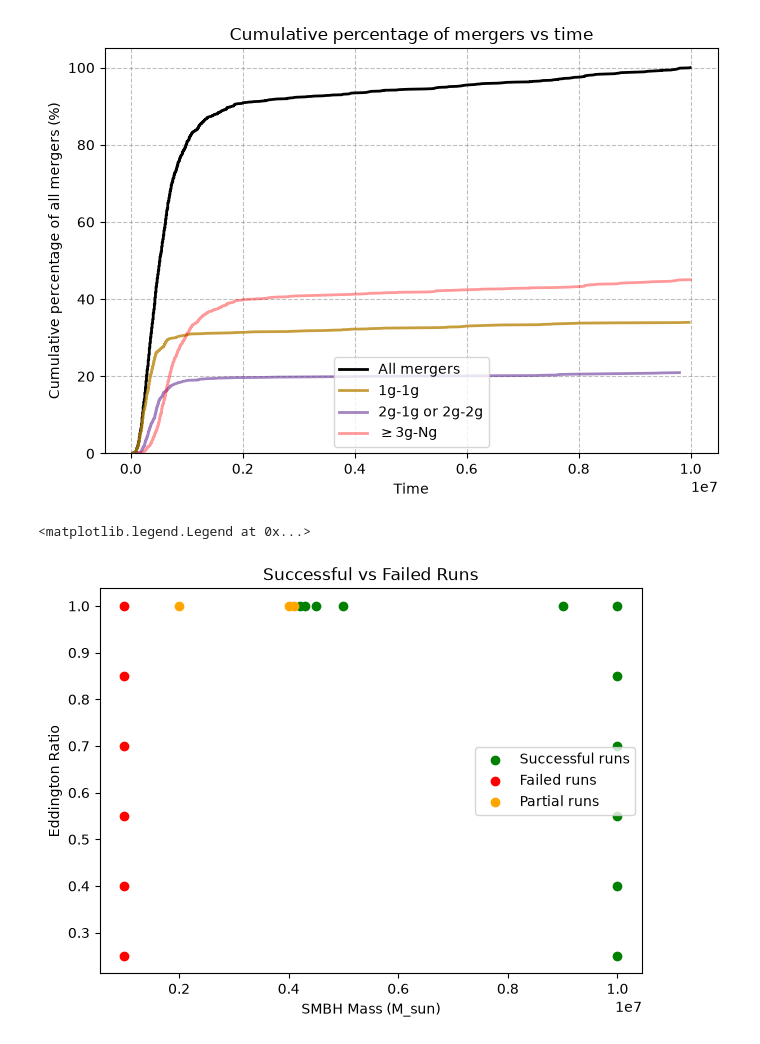
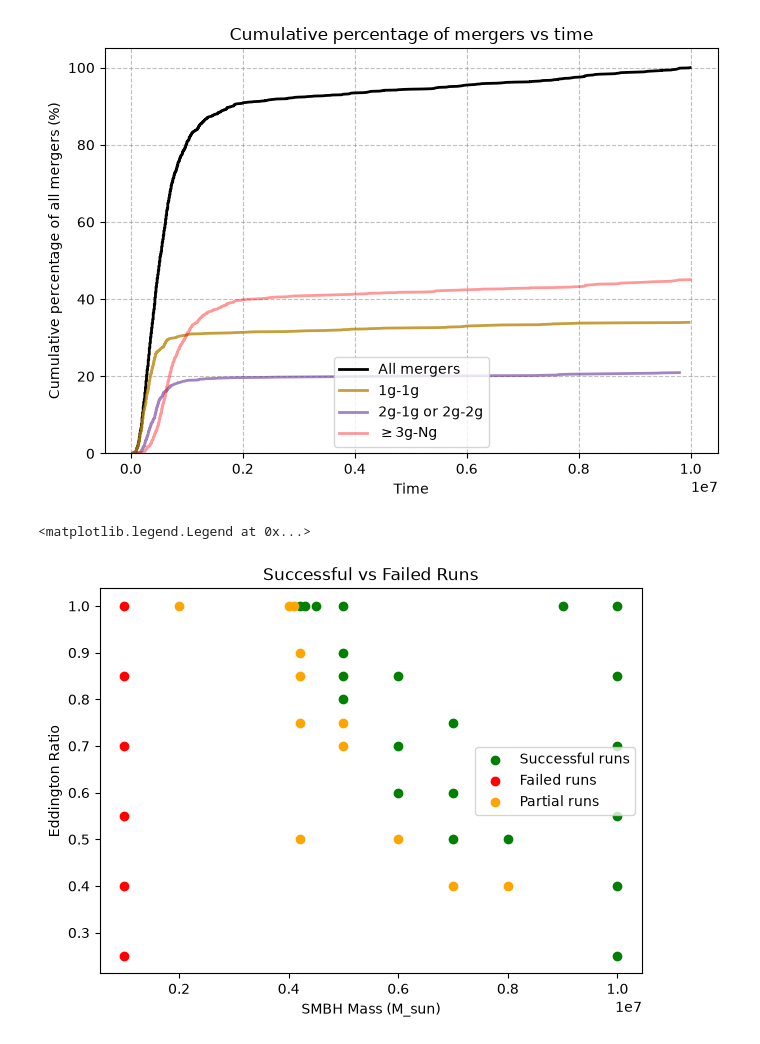
Before and after one commit to varunprit/Coding, a Jupyter notebook: mcfacts/UCC/mergers_vs_time:radius.ipynb, the cells around one changed output. Drawn from its saved outputs; the diff is of its cells as text; code cells hidden in the pictures.

Commit message:
Added plot fpr tracking states of failure

```diff
--- a/mcfacts/UCC/mergers_vs_time:radius.ipynb
+++ b/mcfacts/UCC/mergers_vs_time:radius.ipynb
@@ -201,28 +201,28 @@ Average mergers per Myr: 0.00014708835341365462
 # %%
 #succesful vs failed runs
 import numpy as np
 import matplotlib.pyplot as plt
 
-succesful_smbh = np.array([10**7, 10**7, 10**7, 10**7,10**7,10**7, 9*10**6, 5*10**6,4.5*10**6, 4.3*10**6, 4.2*10**6])
-succecful_edd = np.array([0.25, 0.4, 0.55, 0.7, 0.85, 1, 1, 1, 1, 1, 1])
+succesful_smbh = np.array([10**7, 10**7, 10**7, 10**7,10**7,10**7, 9*10**6, 5*10**6,4.5*10**6, 4.3*10**6, 4.2*10**6, 5*10**6, 5*10**6, 6*10**6, 6*10**6, 6*10**6, 5*10**6, 7*10**6, 7*10**6, 7*10**6, 8*10**6, 9*10**6, 9*10**6])
+succecful_edd = np.array([0.25, 0.4, 0.55, 0.7, 0.85, 1, 1, 1, 1, 1, 1, 0.85, 0.9, 0.85, 0.7, 0.6, 0.8, 0.75, 0.6, 0.5, 0.5, 0.5, 0.4])
 
 #failed runs
 fail_smbh = np.array([10**6, 10**6, 10**6, 10**6, 10**6, 10**6])
 fail_edd = np.array([1, 0.85, 0.7, 0.55, 0.4, 0.25])
 
 #partial runs
-part_smbh = np.array([2*10**6, 4*10**6, 4.1*10**6])
-part_edd = np.array([1, 1, 1])
+part_smbh = np.array([2*10**6, 4*10**6, 4.1*10**6, 4.2*10**6, 4.2*10**6, 4.2*10**6, 4.2*10**6, 5*10**6, 6*10**6, 5*10**6, 7*10**6, 8*10**6, 9*10**6])
+part_edd = np.array([1, 1, 1, 0.5, 0.75, 0.9, 0.85, 0.7, 0.5, 0.75, 0.4, 0.4, 0.3])
 
 plt.figure(figsize=(7, 5))
 plt.scatter(succesful_smbh, succecful_edd, color="green", label="Successful runs")
 plt.scatter(fail_smbh, fail_edd, color="red", label="Failed runs")
 plt.scatter(part_smbh, part_edd, color="orange", label="Partial runs")
 #plt.xscale("log")
 plt.xlabel("SMBH Mass (M_sun)")
 plt.ylabel("Eddington Ratio")
 plt.title("Successful vs Failed Runs")
 plt.legend()
 # %% [output]
 <matplotlib.legend.Legend at 0x...>
-[figure, old version]
+[figure, new version]
```
